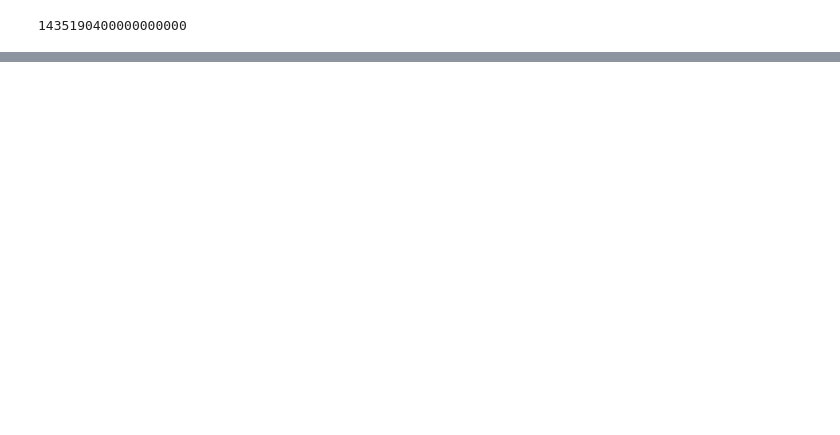
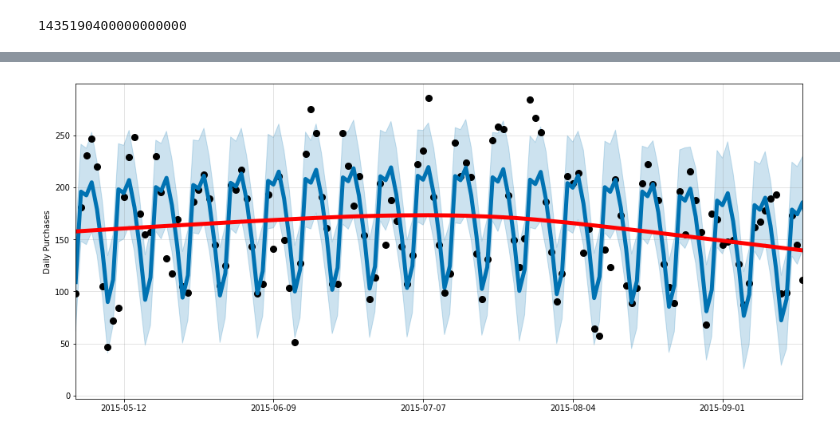
Before and after one commit to truejimfrank/StreamlinedProductPurchaseForecasting, a Jupyter notebook: notebooks/g_prophet_graphing.ipynb, the cells around one changed output, grey strips where cells are left out. Saved outputs shown, nothing was run; the diff lists cells and outputs as text; code cells hidden in the pictures; blank space fills up the shorter version.

```diff
--- a/notebooks/g_prophet_graphing.ipynb
+++ b/notebooks/g_prophet_graphing.ipynb
@@ -68,3 +56,11 @@ dfday['ds'].astype(int)[54]
 # dfday['ds'].astype(int)[109]
 # %% [output]
 1435190400000000000
+# %%
+# MAKE XTICKS ARRAYS
+# base = datetime.datetime(2015, 5, 3)
+# arr = numpy.array([base + datetime.timedelta(hours=i) for i in xrange(24)])
+# t = np.arange(datetime(1985,7,1), datetime(2015,7,1), timedelta(days=1)).astype(datetime)
+# ticks_full = np.arange(datetime(2015,5,3), datetime(2015,9,16), timedelta(days=14))
+ticks_full = np.arange(datetime(2015,5,12), datetime(2015,9,16), timedelta(weeks=4))
+ticks_full
@@ -99,0 +114,31 @@ WARNING:matplotlib.legend:No handles with labels found to put in legend.
+# %%
+# FB full forecast graph 2
+m = df_full_forecast.loc[2222, ['model']][0]
+forecast = df_full_forecast.loc[2222, ['forecast']].values[0]
+
+fig = plt.figure(figsize=(13.5,6))
+ax = fig.add_subplot(1,1,1)
+# plt.style.use('seaborn-whitegrid')
+
+# ax.set_xlim((54 , 109))
+# ax.set_xlim((2015050 , 2015090))
+matplotlib.rc('axes', labelsize=32)
+matplotlib.rc('axes', titlesize=20)
+matplotlib.rc('xtick', labelsize=28)
+matplotlib.rc('ytick', labelsize=24)
+matplotlib.rc('lines', linewidth=5) # , color='g'
+matplotlib.rc('lines', markersize=16)
+
+fig1 = m.plot(forecast, ax=ax, xlabel=None, ylabel='Daily Purchases')
+a = add_changepoints_to_plot(fig1.gca(), m, forecast, threshold=0.09)
+# ax.set_xlim(( shf56[54], shf56[109]))
+# ax.set_xlim(( future56[82], future56[137] ))
+ax.set_xlim((dfday['ds'].values[0], dfday['ds'].values[-1]))
+ax.set_xticks(ticks_full)
+
+# ax.set_title('FB Prophet Forecast')
+plt.tight_layout(pad=1)
+# plt.legend()
+# fig.savefig('../img/fb_full_trend.png', dpi=100)
+# %% [output]
+[figure, added]
```
Also changed, not shown: parts of 20 cells of this notebook, 23 other files.
